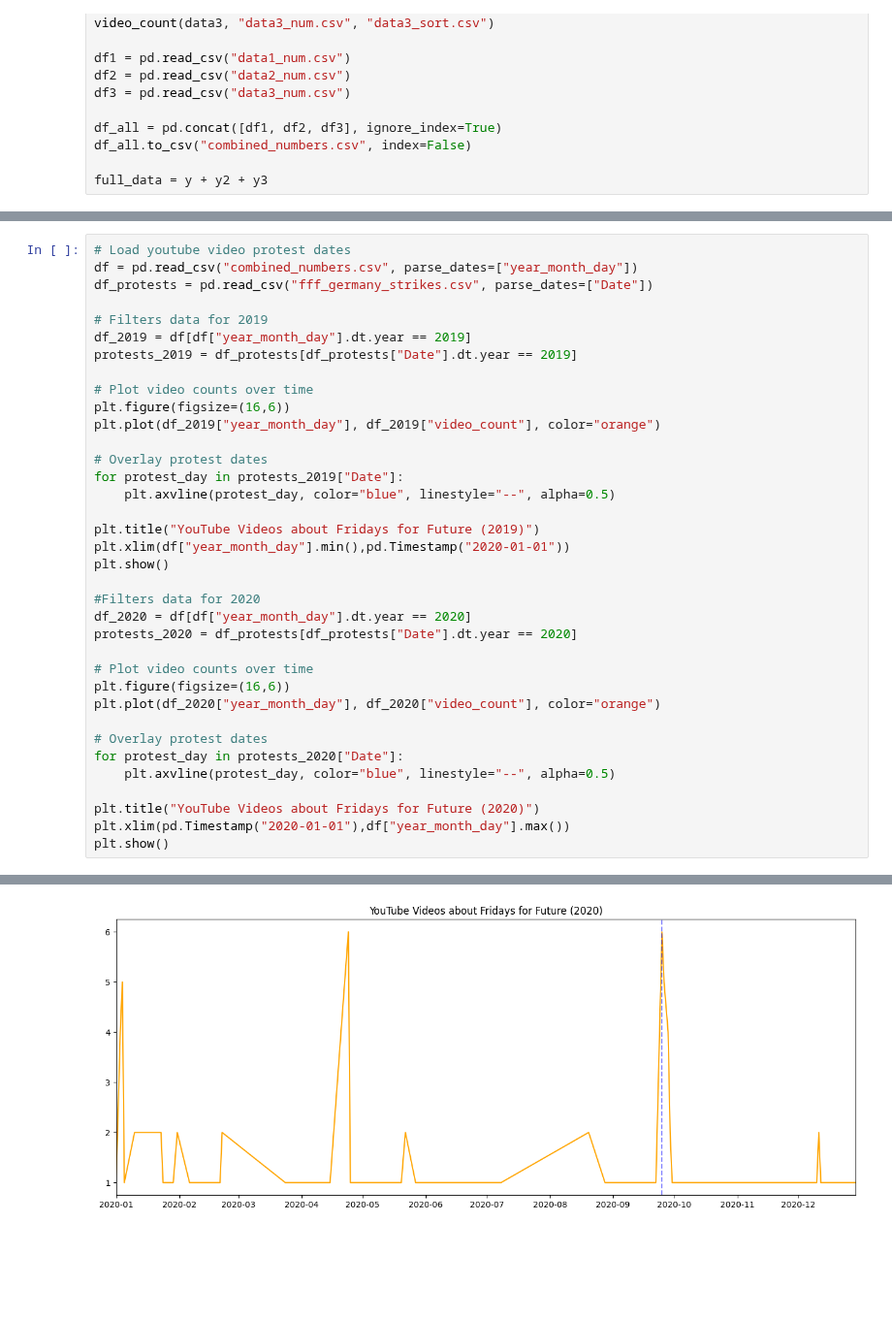
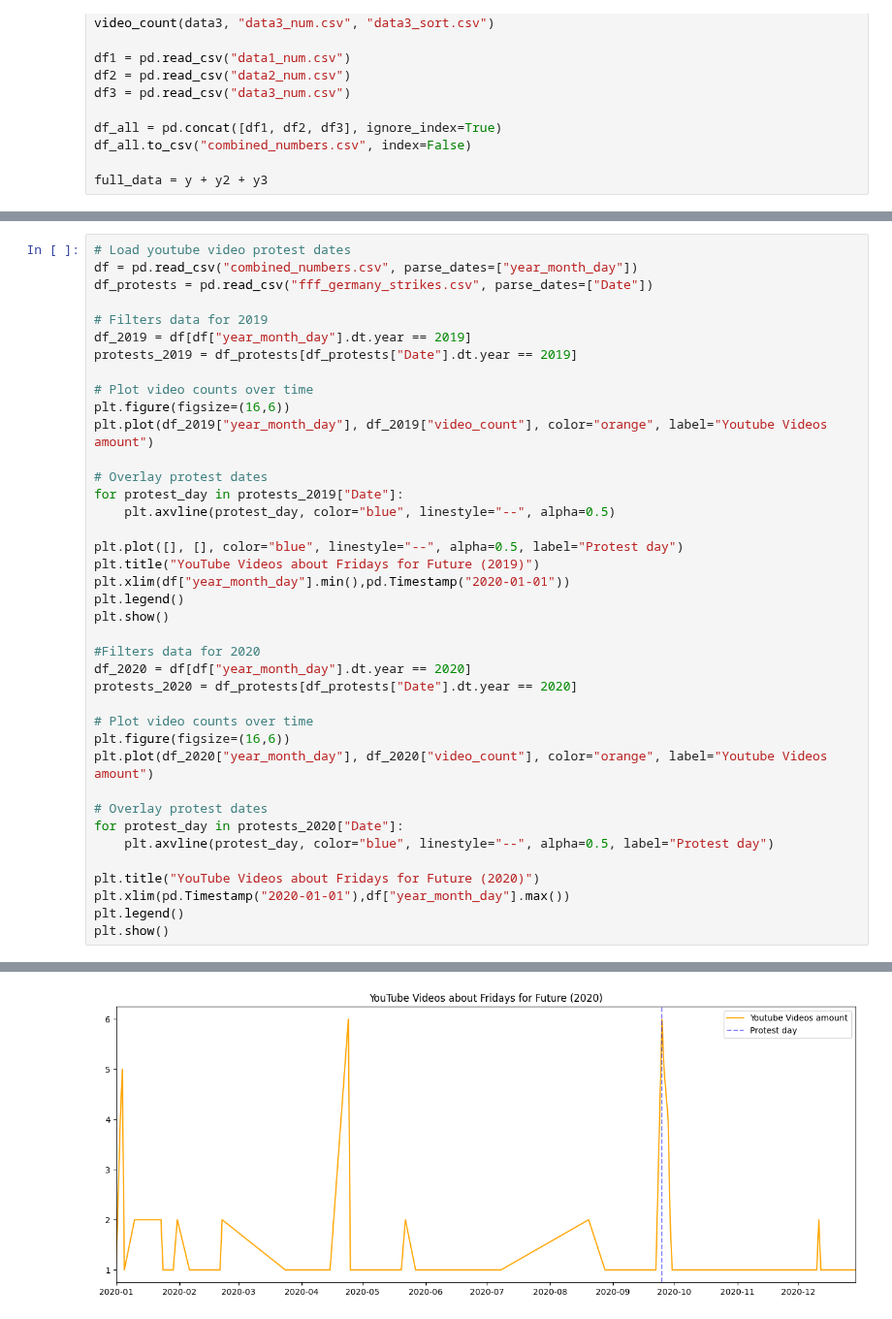
Before and after one commit to DataDivasCAU/DataDivas, a Jupyter notebook: Diana/Question 3/question_3.ipynb, the cells around one changed output, grey strips where cells are left out. Shown at 97% size. Cells and saved outputs as stored; diff of their text form; blank space fills up the shorter version.

Commit message:
Changed a few visualizations

```diff
--- a/Diana/Question 3/question_3.ipynb
+++ b/Diana/Question 3/question_3.ipynb
@@ -316,14 +279,16 @@ protests_2019 = df_protests[df_protests["Date"].dt.year == 2019]
 
 # Plot video counts over time
 plt.figure(figsize=(16,6))
-plt.plot(df_2019["year_month_day"], df_2019["video_count"], color="orange")
+plt.plot(df_2019["year_month_day"], df_2019["video_count"], color="orange", label="Youtube Videos amount")
 
 # Overlay protest dates
 for protest_day in protests_2019["Date"]:
     plt.axvline(protest_day, color="blue", linestyle="--", alpha=0.5)
 
+plt.plot([], [], color="blue", linestyle="--", alpha=0.5, label="Protest day")
 plt.title("YouTube Videos about Fridays for Future (2019)")
 plt.xlim(df["year_month_day"].min(),pd.Timestamp("2020-01-01"))
+plt.legend()
 plt.show()
 
 #Filters data for 2020
@@ -332,13 +297,14 @@ protests_2020 = df_protests[df_protests["Date"].dt.year == 2020]
 
 # Plot video counts over time
 plt.figure(figsize=(16,6))
-plt.plot(df_2020["year_month_day"], df_2020["video_count"], color="orange")
+plt.plot(df_2020["year_month_day"], df_2020["video_count"], color="orange", label="Youtube Videos amount")
 
 # Overlay protest dates
 for protest_day in protests_2020["Date"]:
-    plt.axvline(protest_day, color="blue", linestyle="--", alpha=0.5)
+    plt.axvline(protest_day, color="blue", linestyle="--", alpha=0.5, label="Protest day")
 
 plt.title("YouTube Videos about Fridays for Future (2020)")
 plt.xlim(pd.Timestamp("2020-01-01"),df["year_month_day"].max())
+plt.legend()
 plt.show()
 # %% [output]
@@ -346,4 +312,4 @@ plt.show()
-[figure, old version]
+[figure, new version]
 # %%
 keywords = pd.read_csv("keywords.csv")["words"].str.lower().tolist()
 
```
Also changed, not shown: parts of 7 cells of this notebook.
